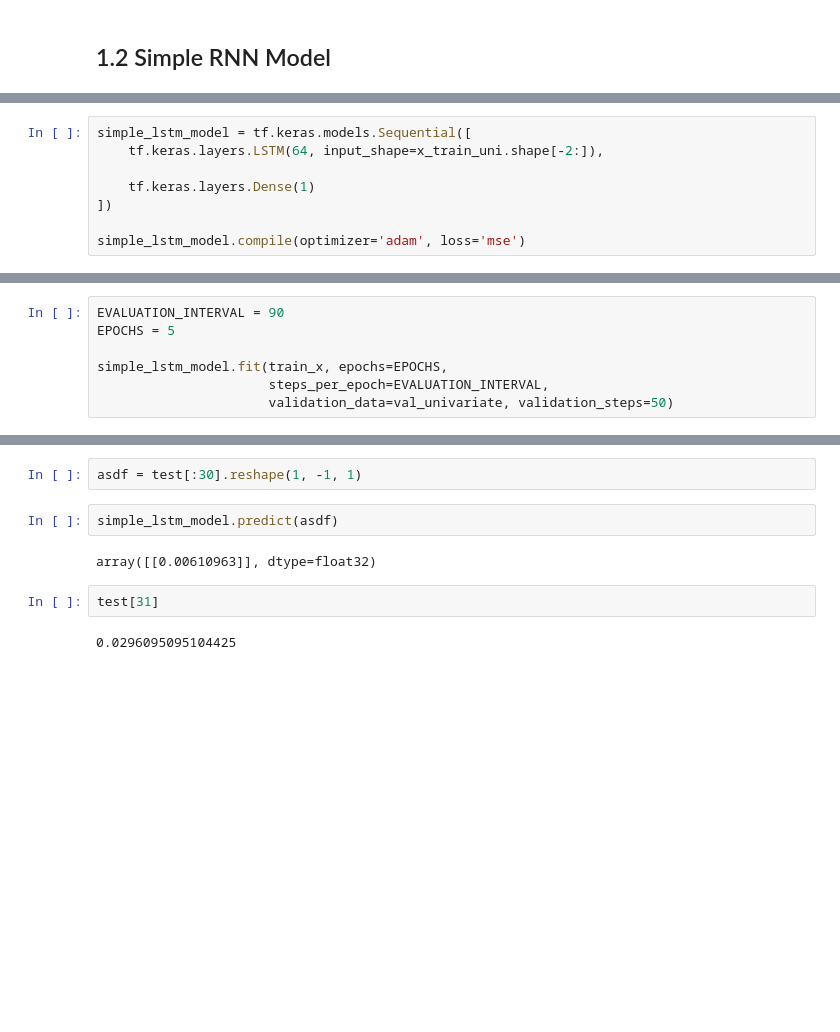
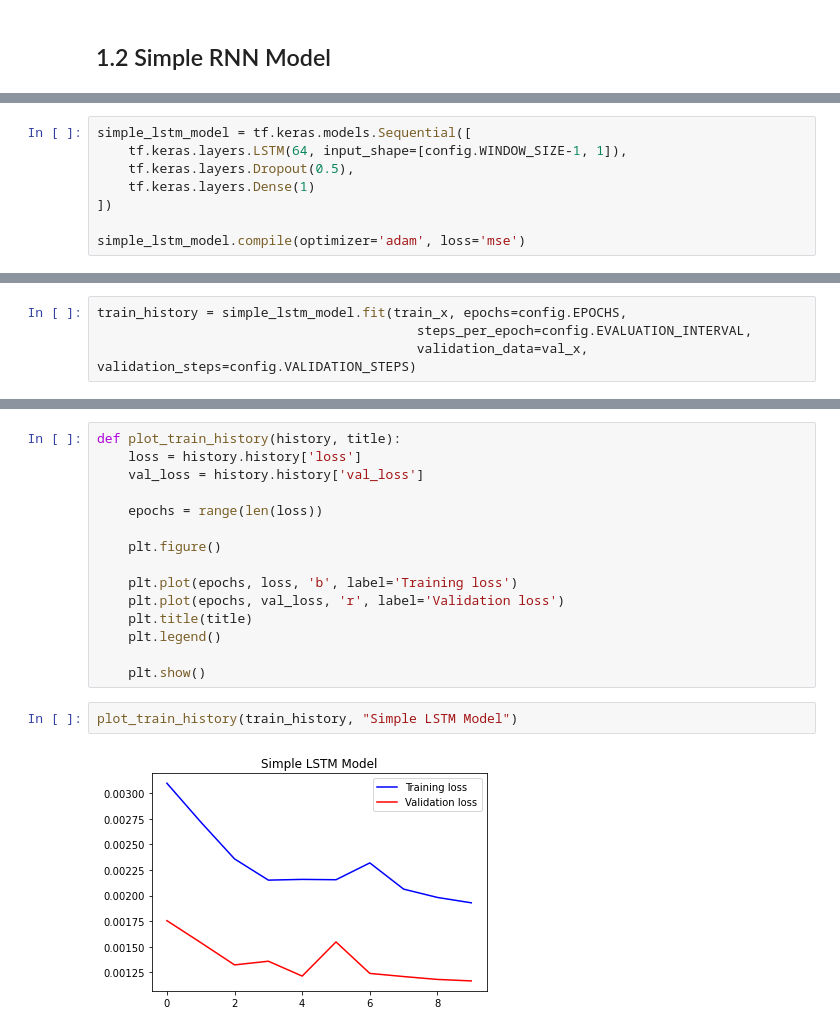
Before and after one commit to leehanchung/btc_dash, a Jupyter notebook: notebooks/03-tf_model.ipynb, the cells around one changed output, grey strips where cells are left out. Cells and saved outputs as stored; diff of their text form; blank space fills up the shorter version.

```diff
--- a/notebooks/03-tf_model.ipynb
+++ b/notebooks/03-tf_model.ipynb
@@ -177,7 +115,7 @@ x_train_uni.shape
 # %%
 simple_lstm_model = tf.keras.models.Sequential([
-    tf.keras.layers.LSTM(64, input_shape=x_train_uni.shape[-2:]),
-
+    tf.keras.layers.LSTM(64, input_shape=[config.WINDOW_SIZE-1, 1]),
+    tf.keras.layers.Dropout(0.5),
     tf.keras.layers.Dense(1)
 ])
 
@@ -190,8 +123,5 @@ for x, y in val_univariate.take(1):
 # %%
-EVALUATION_INTERVAL = 90
-EPOCHS = 5
-
-simple_lstm_model.fit(train_x, epochs=EPOCHS,
-                      steps_per_epoch=EVALUATION_INTERVAL,
-                      validation_data=val_univariate, validation_steps=50)
+train_history = simple_lstm_model.fit(train_x, epochs=config.EPOCHS,
+                                         steps_per_epoch=config.EVALUATION_INTERVAL,
+                                         validation_data=val_x, validation_steps=config.VALIDATION_STEPS)
 # %% [output]
@@ -218,10 +148,19 @@ for x, y in val_univariate.take(3):
-# %%
-asdf = test[:30].reshape(1, -1, 1)
-# %%
-simple_lstm_model.predict(asdf)
-# %% [output]
-array([[0.00610963]], dtype=float32)
-# %%
-test[31]
-# %% [output]
-0.0296095095104425
+# %%
+def plot_train_history(history, title):
+    loss = history.history['loss']
+    val_loss = history.history['val_loss']
+
+    epochs = range(len(loss))
+
+    plt.figure()
+
+    plt.plot(epochs, loss, 'b', label='Training loss')
+    plt.plot(epochs, val_loss, 'r', label='Validation loss')
+    plt.title(title)
+    plt.legend()
+
+    plt.show()
+# %%
+plot_train_history(train_history, "Simple LSTM Model")
+# %% [output]
+[figure, added]
```
Also changed, not shown: parts of 31 cells of this notebook, 4 other files.
